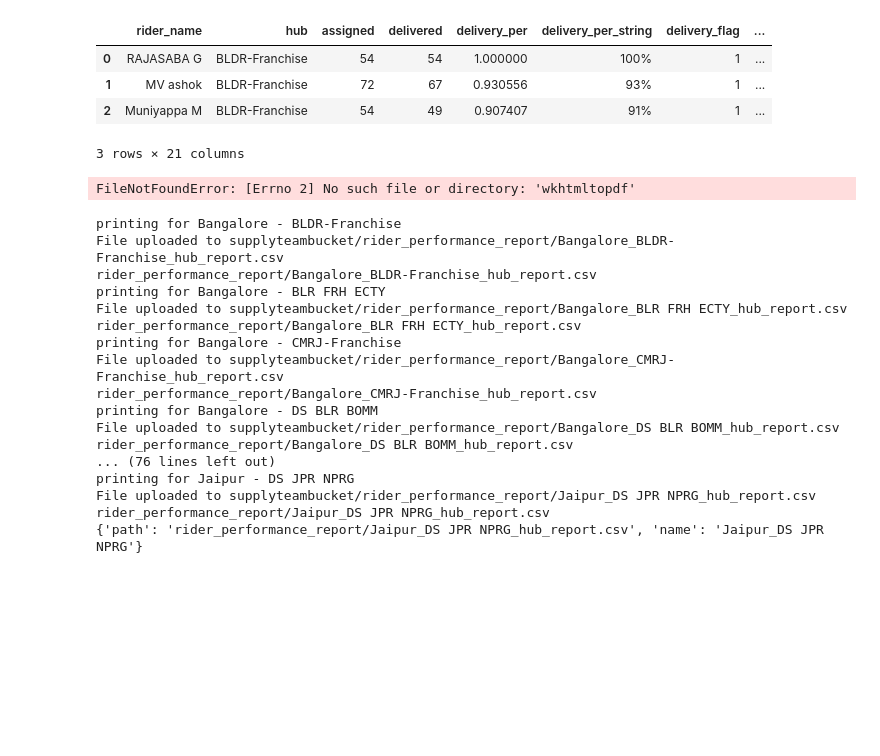
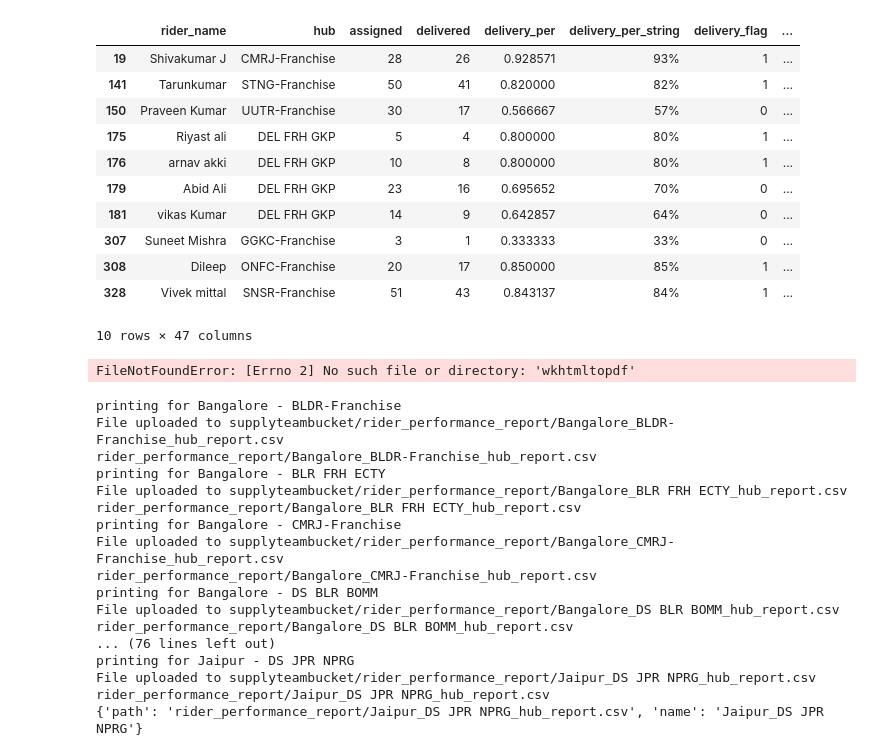
Before and after one commit to akshaygrows/akshaygrows, a Jupyter notebook: Targeted Reports/Rider Report/rpr.ipynb, the cells around one changed output. Cells and saved outputs as stored; diff of their text form; code cells hidden in the pictures; blank space fills up the shorter version.

```diff
--- a/Targeted Reports/Rider Report/rpr.ipynb
+++ b/Targeted Reports/Rider Report/rpr.ipynb
@@ -30,22 +11,28 @@ df_report
 # %%
 from datetime import date
 import jinja2
 import os
 import subprocess
 
 # df_filtered = df_report[df_report['shipping_city'] == 'Bangalore']
 
 # Select desired columns
-# df_result = df_filtered[['rider_name', 'hub']].head(3)
-df_result = df_report.head(3)
+df_result = df_report[df_report['pip_result']!='no_pip']
+df_result = df_result.head(10)
 
 # Add a column with today's date in DD-MM-YYYY format
 df_result['date'] = date.today().strftime('%d-%m-%Y')
+df_result
+# %% [output]
+|  | rider_name | hub | assigned | delivered | delivery_per | delivery_per_string | delivery_flag | ... |
+| 19 | Shivakumar J | CMRJ-Franchise | 28 | 26 | 0.928571 | 93% | 1 | ... |
+| 141 | Tarunkumar | STNG-Franchise | 50 | 41 | 0.820000 | 82% | 1 | ... |
+| 150 | Praveen Kumar | UUTR-Franchise | 30 | 17 | 0.566667 | 57% | 0 | ... |
+| 175 | Riyast ali | DEL FRH GKP | 5 | 4 | 0.800000 | 80% | 1 | ... |
+| 176 | arnav akki | DEL FRH GKP | 10 | 8 | 0.800000 | 80% | 1 | ... |
+| 179 | Abid Ali | DEL FRH GKP | 23 | 16 | 0.695652 | 70% | 0 | ... |
+| 181 | vikas Kumar | DEL FRH GKP | 14 | 9 | 0.642857 | 64% | 0 | ... |
+| 307 | Suneet Mishra | GGKC-Franchise | 3 | 1 | 0.333333 | 33% | 0 | ... |
+| 308 | Dileep | ONFC-Franchise | 20 | 17 | 0.850000 | 85% | 1 | ... |
+| 328 | Vivek mittal | SNSR-Franchise | 51 | 43 | 0.843137 | 84% | 1 | ... |
+10 rows × 47 columns
-# %%
-df_result.head()
-# %% [output]
-|  | rider_name | hub | assigned | delivered | delivery_per | delivery_per_string | delivery_flag | ... |
-| 0 | RAJASABA G | BLDR-Franchise | 54 | 54 | 1.000000 | 100% | 1 | ... |
-| 1 | MV ashok | BLDR-Franchise | 72 | 67 | 0.930556 | 93% | 1 | ... |
-| 2 | Muniyappa M | BLDR-Franchise | 54 | 49 | 0.907407 | 91% | 1 | ... |
-3 rows × 21 columns
```
Also changed, not shown: parts of 5 cells of this notebook, 37 other files.
